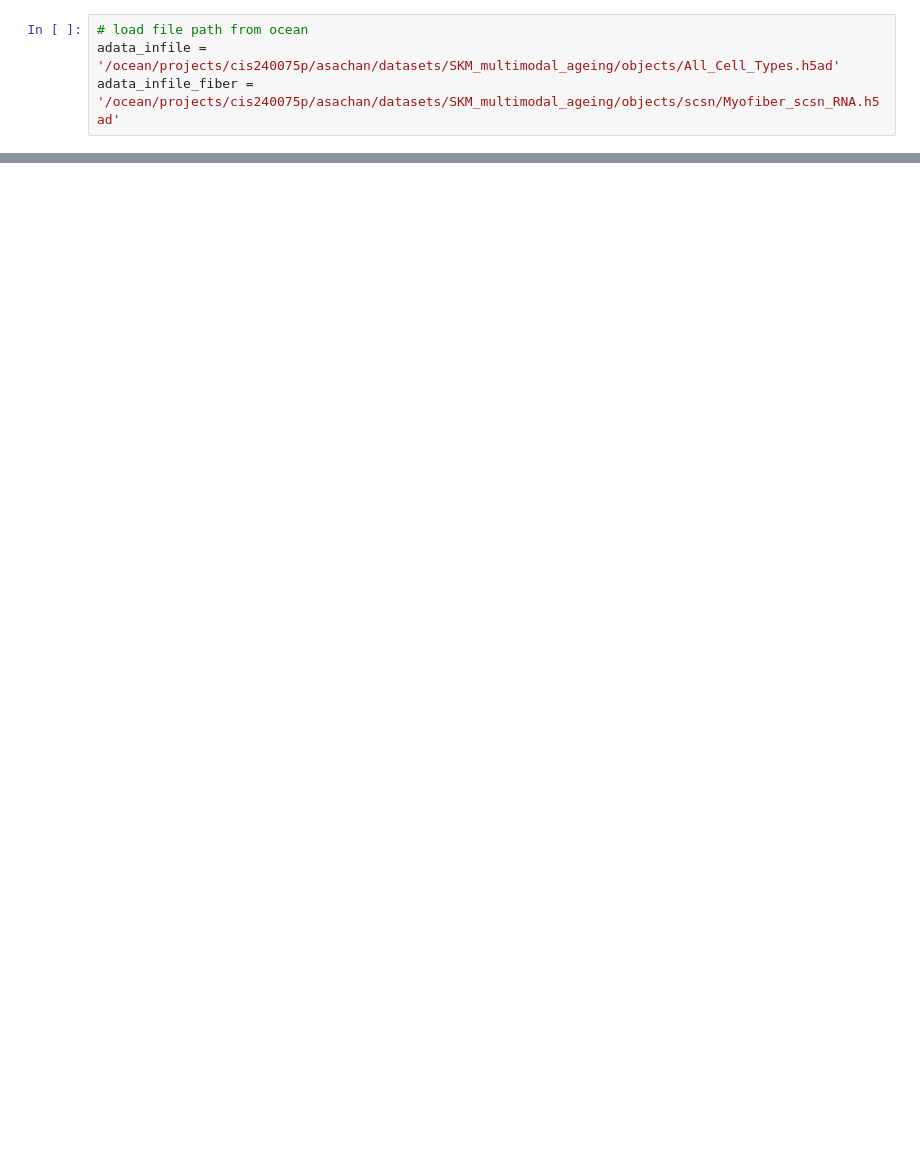
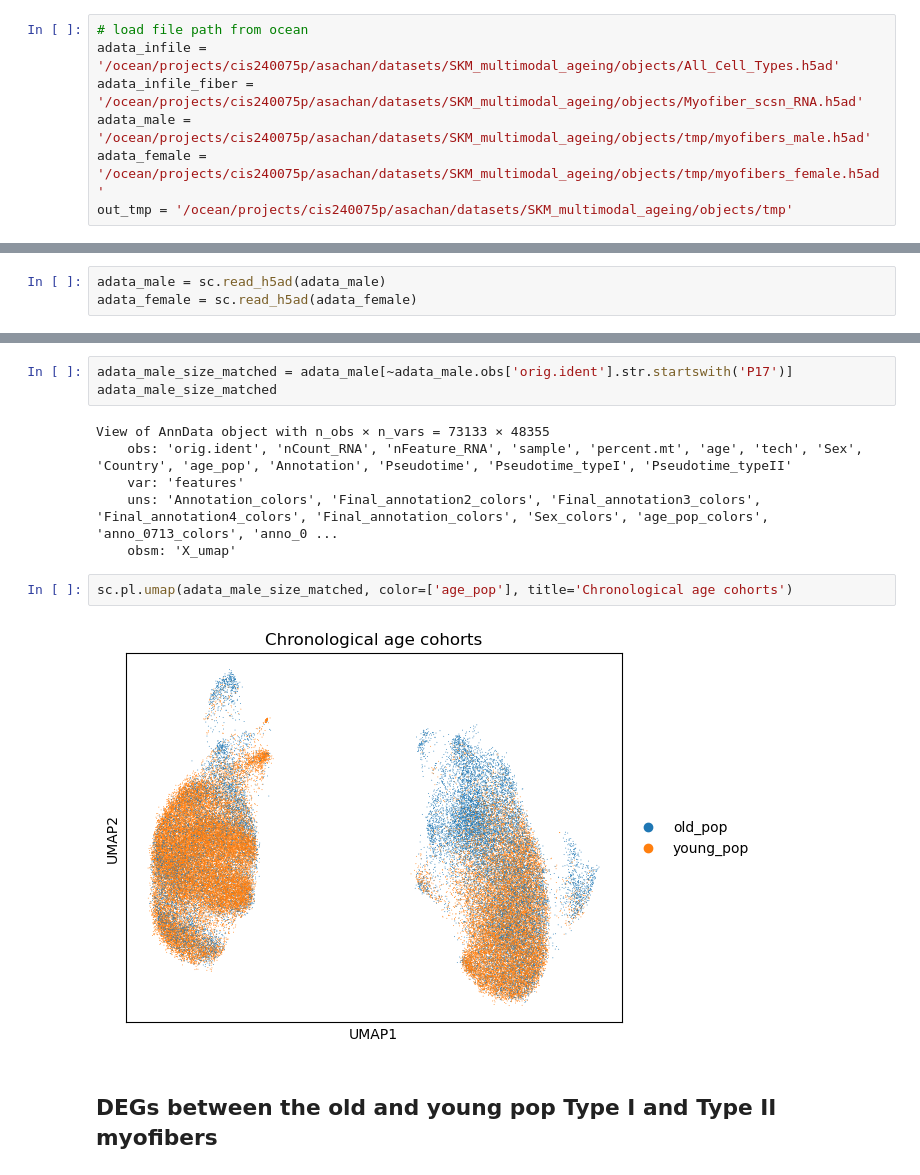
Before and after one commit to sachha-naksha/SKM_multimodal_analysis, a Jupyter notebook: py_scripts/data_preproc.ipynb, the cells around one changed output, grey strips where cells are left out. Cells and saved outputs as stored; diff of their text form; blank space fills up the shorter version.

Commit message:
size matched the male cohort in limb muscle multimodal dataset, dropped high barthel index independent male of age 88, as there is another low barthel index age 88 male

```diff
--- a/py_scripts/data_preproc.ipynb
+++ b/py_scripts/data_preproc.ipynb
@@ -23,4 +18,7 @@ import logging
 # %%
 # load file path from ocean
 adata_infile = '/ocean/projects/cis240075p/asachan/datasets/SKM_multimodal_ageing/objects/All_Cell_Types.h5ad'
-adata_infile_fiber = '/ocean/projects/cis240075p/asachan/datasets/SKM_multimodal_ageing/objects/scsn/Myofiber_scsn_RNA.h5ad'
+adata_infile_fiber = '/ocean/projects/cis240075p/asachan/datasets/SKM_multimodal_ageing/objects/Myofiber_scsn_RNA.h5ad'
+adata_male = '/ocean/projects/cis240075p/asachan/datasets/SKM_multimodal_ageing/objects/tmp/myofibers_male.h5ad'
+adata_female = '/ocean/projects/cis240075p/asachan/datasets/SKM_multimodal_ageing/objects/tmp/myofibers_female.h5ad'
+out_tmp = '/ocean/projects/cis240075p/asachan/datasets/SKM_multimodal_ageing/objects/tmp'
@@ -88,0 +25,3 @@ WARNING: saving figure to file figures/umapRNA_dataset.pdf
+# %%
+adata_male = sc.read_h5ad(adata_male)
+adata_female = sc.read_h5ad(adata_female)
@@ -88,0 +38,15 @@ WARNING: saving figure to file figures/umapRNA_dataset.pdf
+# %%
+adata_male_size_matched = adata_male[~adata_male.obs['orig.ident'].str.startswith('P17')]
+adata_male_size_matched
+# %% [output]
+View of AnnData object with n_obs × n_vars = 73133 × 48355
+    obs: 'orig.ident', 'nCount_RNA', 'nFeature_RNA', 'sample', 'percent.mt', 'age', 'tech', 'Sex', 'Country', 'age_pop', 'Annotation', 'Pseudotime', 'Pseudotime_typeI', 'Pseudotime_typeII'
+    var: 'features'
+    uns: 'Annotation_colors', 'Final_annotation2_colors', 'Final_annotation3_colors', 'Final_annotation4_colors', 'Final_annotation_colors', 'Sex_colors', 'age_pop_colors', 'anno_0713_colors', 'anno_0 ...
+    obsm: 'X_umap'
+# %%
+sc.pl.umap(adata_male_size_matched, color=['age_pop'], title='Chronological age cohorts')
+# %% [output]
+[figure, added]
+# %% [markdown]
+## DEGs between the old and young pop Type I and Type II myofibers
```
Also changed, not shown: parts of 9 cells of this notebook, 2 other files.
